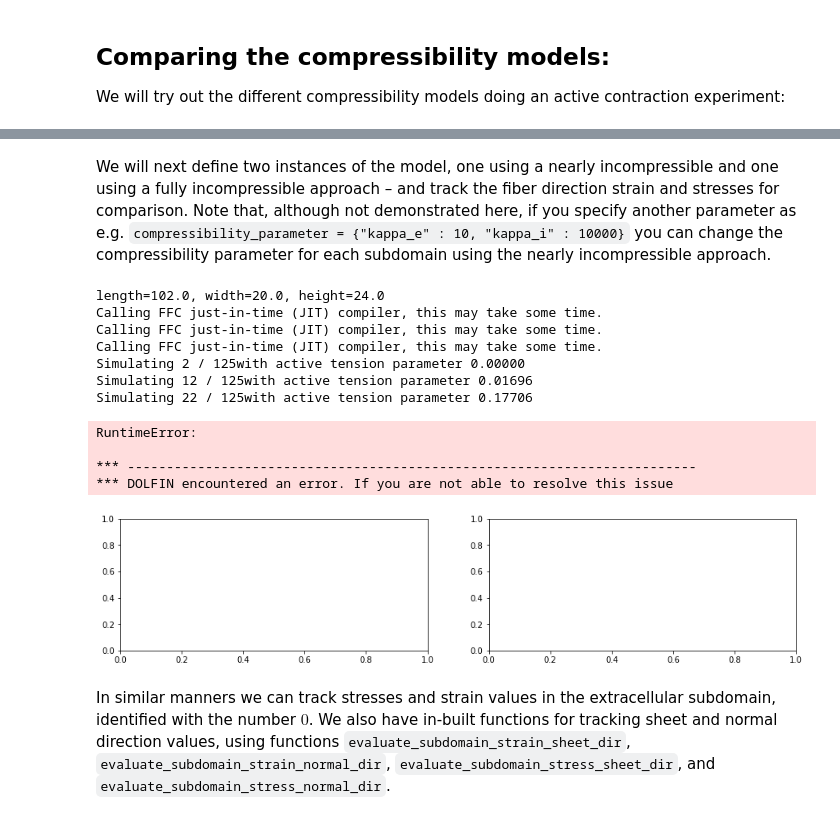
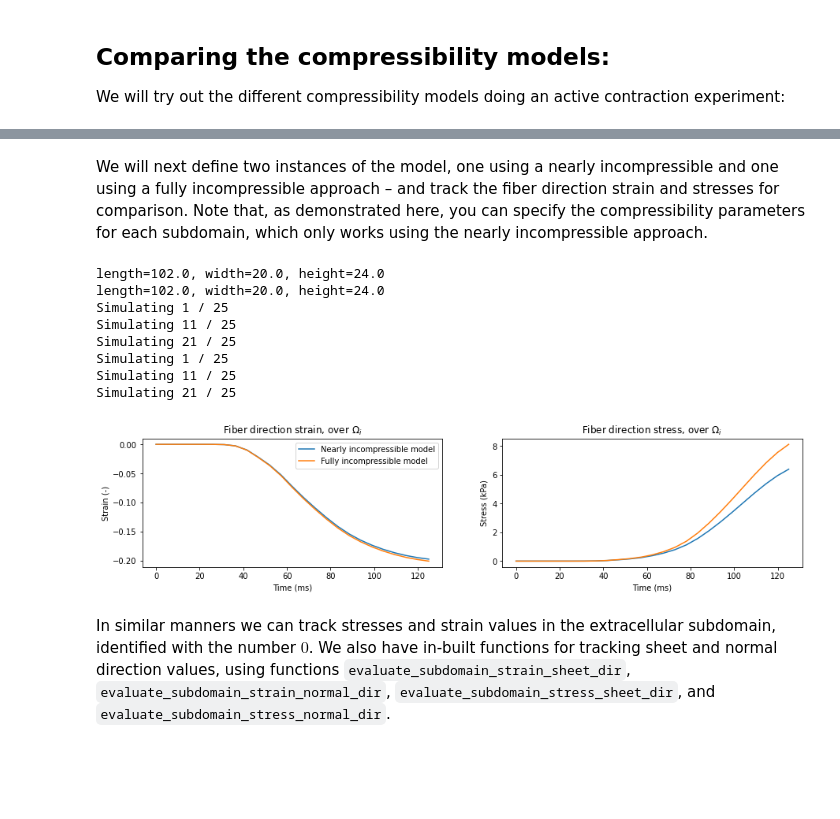
Before and after one commit to aashildte/emimechanicalmodel, a Jupyter notebook: docs/model_options/compressibility.ipynb, the cells around one changed output, grey strips where cells are left out. Drawn from its saved outputs; the diff is of its cells as text; code cells hidden in the pictures; blank space fills up the shorter version.

Commit message:
fixing the code for a nearly incompressible model (such that it converges)

```diff
--- a/docs/model_options/compressibility.ipynb
+++ b/docs/model_options/compressibility.ipynb
@@ -57,63 +57,66 @@ plt.show()
 # %% [markdown]
-We will next define two instances of the model, one using a nearly incompressible and one using a fully incompressible approach – and track the fiber direction strain and stresses for comparison. Note that, although not demonstrated here, if you specify another parameter as e.g. <code>compressibility_parameter = {"kappa_e" : 10, "kappa_i" : 10000}</code> you can change the compressibility parameter for each subdomain using the nearly incompressible approach.
+We will next define two instances of the model, one using a nearly incompressible and one using a fully incompressible approach – and track the fiber direction strain and stresses for comparison. Note that, as demonstrated here, you can specify the compressibility parameters for each subdomain, which only works using the nearly incompressible approach.
 # %%
-compressibility_models = ["nearly_incompressible", "fully_incompressible"]
+emi_model_incompressible = emi_m.EMIModel(
+    mesh,
+    volumes,
+    experiment="contraction",
+    compressibility_model="incompressible",
+    )
+
+emi_model_nearly_incompressible = emi_m.EMIModel(
+    mesh,
+    volumes,
+    experiment="contraction",
+    compressibility_model="nearly_incompressible",
+    compressibility_parameters = {"kappa_e" : 100, "kappa_i" : 10000},
+    )
 
 fig, axes = plt.subplots(1, 2, figsize=(15, 3))
 
-for comp_model in compressibility_models:
-    emimodel = emi_m.EMIModel(
-            mesh,
-            volumes,
-            experiment="contraction",
-            compressibility_model=comp_model,
-        )
-
+for emimodel in [emi_model_incompressible, emi_model_nearly_incompressible]:
     fiber_dir_strain_i = np.zeros_like(active_precomputed)
     fiber_dir_stress_i = np.zeros_like(active_precomputed)
     subdomain_id = 1         # intracellular subdomain
 
     # then run the simulation
     for step, a_str in enumerate(active_precomputed):
 
-        if (step-1) % 10 == 0:
-            print(f"Simulating {step - 1} / {len(active_precomputed)}" + \
-              f" with active tension parameter {a_str:.5f}")
+        if (step+1) % 10 == 1:
+            print(f"Simulating {step + 1} / {len(active_precomputed)}")
 
         emimodel.update_active_fn(a_str)
         emimodel.solve()
 
         fiber_dir_strain_i[step] = \
             emimodel.evaluate_subdomain_strain_fibre_dir(subdomain_id)
         fiber_dir_stress_i[step] = \
             emimodel.evaluate_subdomain_stress_fibre_dir(subdomain_id)
 
     axes[0].plot(time, fiber_dir_strain_i)
     axes[1].plot(time, fiber_dir_stress_i)
 
 axes[0].set_xlabel("Time (ms)")
 axes[1].set_xlabel("Time (ms)")
 axes[0].set_ylabel("Strain (-)")
 axes[1].set_ylabel("Stress (kPa)")
 
 axes[0].set_title(r"Fiber direction strain, over $\Omega_i$")
 axes[1].set_title(r"Fiber direction stress, over $\Omega_i$")
 
 axes[0].legend(["Nearly incompressible model", "Fully incompressible model"])
+axes[1].legend(["Nearly incompressible model", "Fully incompressible model"])
 
 plt.show()
 # %% [output]
 length=102.0, width=20.0, height=24.0
-Calling FFC just-in-time (JIT) compiler, this may take some time.
-Calling FFC just-in-time (JIT) compiler, this may take some time.
-Calling FFC just-in-time (JIT) compiler, this may take some time.
-Simulating 2 / 125with active tension parameter 0.00000
-Simulating 12 / 125with active tension parameter 0.01696
-Simulating 22 / 125with active tension parameter 0.17706
+length=102.0, width=20.0, height=24.0
+Simulating 1 / 25
+Simulating 11 / 25
+Simulating 21 / 25
+Simulating 1 / 25
+Simulating 11 / 25
+Simulating 21 / 25
-RuntimeError:
-
-*** -------------------------------------------------------------------------
-*** DOLFIN encountered an error. If you are not able to resolve this issue
-[figure, old version]
+[figure, new version]
 # %% [markdown]
 In similar manners we can track stresses and strain values in the extracellular subdomain, identified with the number $0$. We also have in-built functions for tracking sheet and normal direction values, using functions <code>evaluate_subdomain_strain_sheet_dir</code>, <code>evaluate_subdomain_strain_normal_dir</code>, <code>evaluate_subdomain_stress_sheet_dir</code>, and <code>evaluate_subdomain_stress_normal_dir</code>.
```
Also changed, not shown: parts of 2 cells of this notebook.
